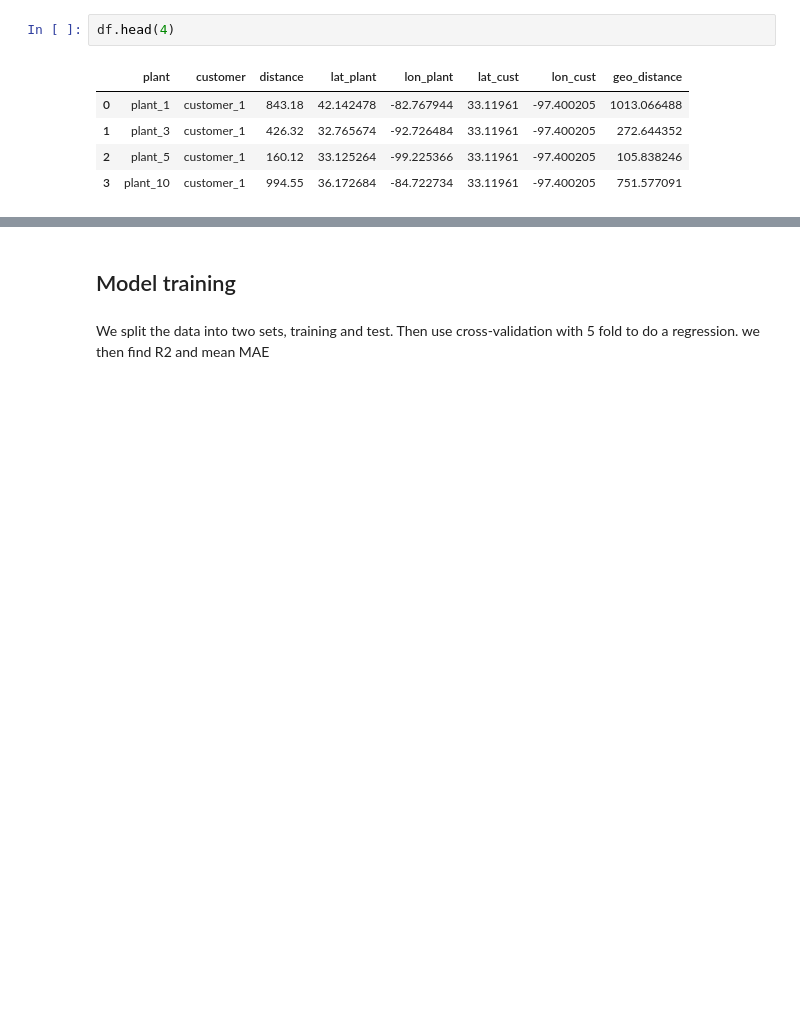
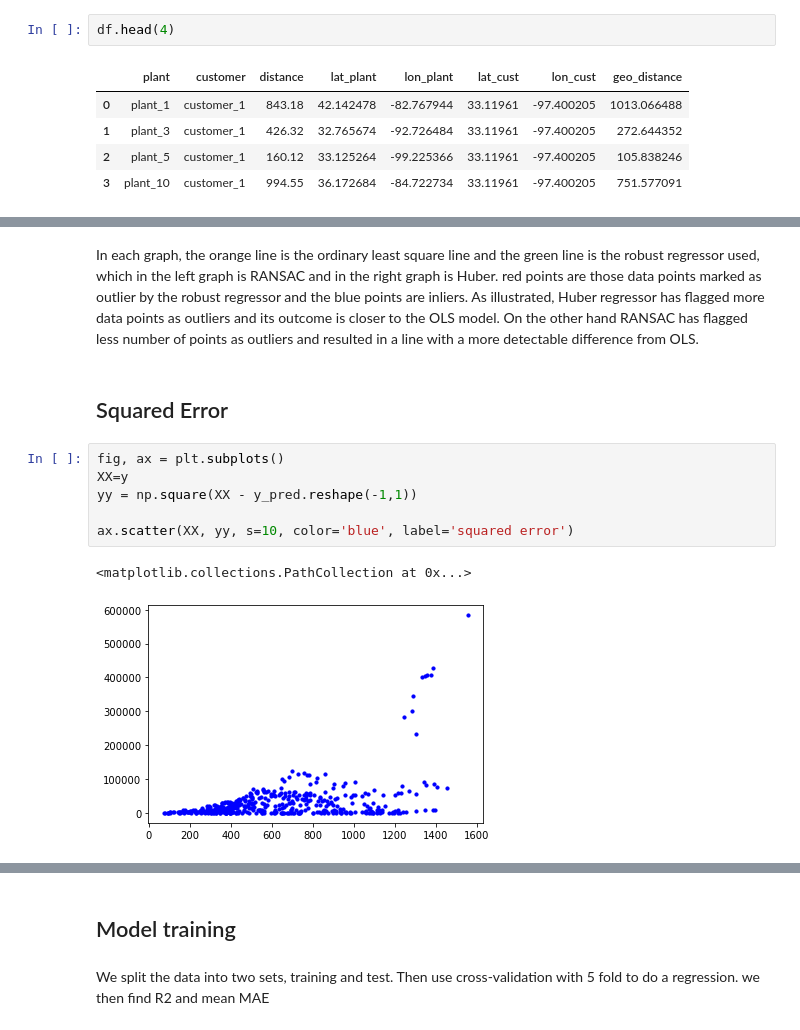
Before and after one commit to somayehY/plant_location, a Jupyter notebook: Preprocessing_Modeling_2.ipynb, the cells around one changed output, grey strips where cells are left out. Saved outputs shown, nothing was run; the diff lists cells and outputs as text; blank space fills up the shorter version.

```diff
--- a/Preprocessing_Modeling_2.ipynb
+++ b/Preprocessing_Modeling_2.ipynb
@@ -120,0 +188,13 @@ Text(0, 0.5, 'Distance (mile)')
+# %% [markdown]
+In each graph, the orange line is the ordinary least square line and the green line is the robust regressor used, which in the left graph is RANSAC and in the right graph is Huber. red points are those data points marked as outlier by the robust regressor and the blue points are inliers. As illustrated, Huber regressor has flagged more data points as outliers and its outcome is closer to the OLS model. On the other hand RANSAC has flagged less number of points as outliers and resulted in a line with a more detectable difference from OLS.
+# %% [markdown]
+##  Squared Error
+# %%
+fig, ax = plt.subplots()
+XX=y
+yy = np.square(XX - y_pred.reshape(-1,1))
+
+ax.scatter(XX, yy, s=10, color='blue', label='squared error')
+# %% [output]
+<matplotlib.collections.PathCollection at 0x...>
+[figure, added]
```
Also changed, not shown: parts of 45 cells of this notebook.
